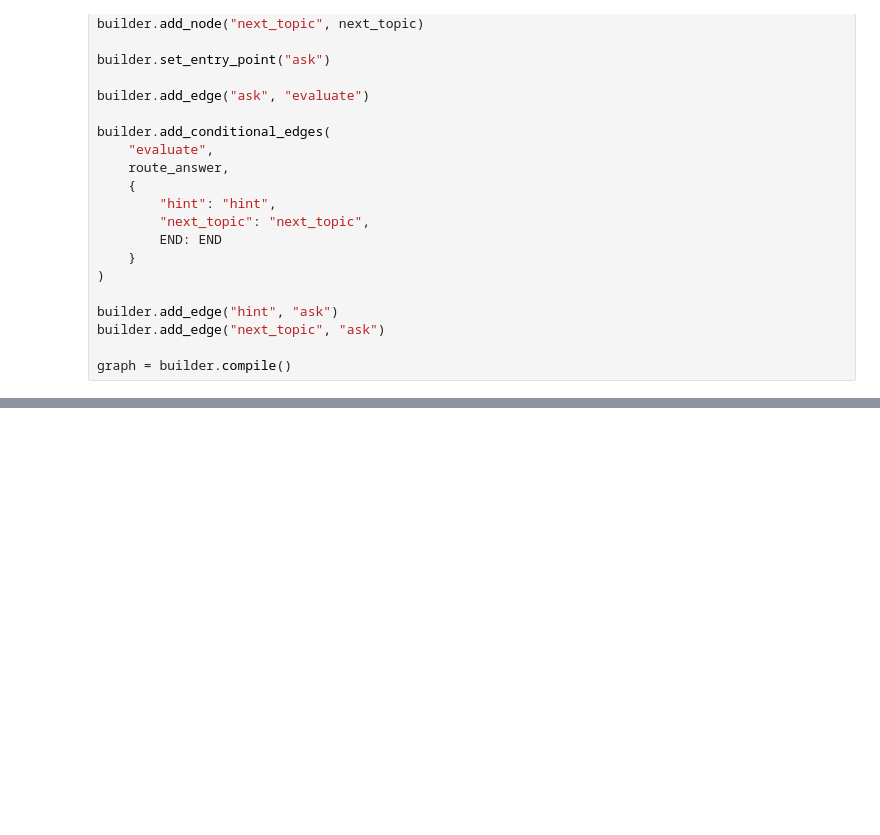
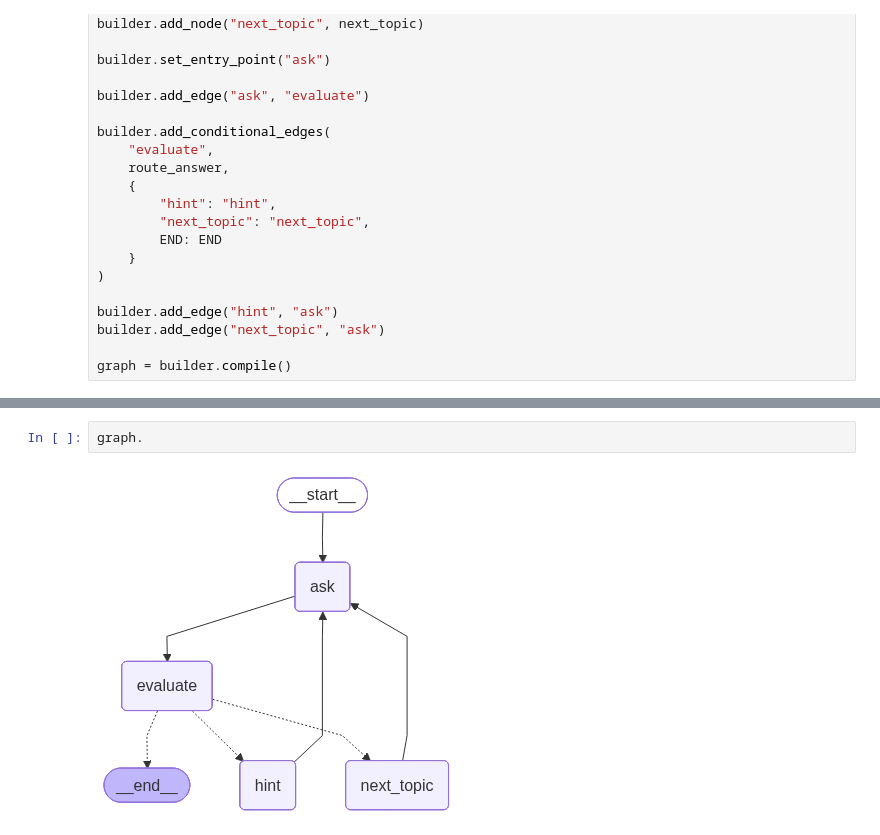
Before and after one commit to vikassrivastava18/RAG-FastAPI, a Jupyter notebook: utils/retrieve.ipynb, the cells around one changed output, grey strips where cells are left out. Cells and saved outputs as stored; diff of their text form; blank space fills up the shorter version.

```diff
--- a/utils/retrieve.ipynb
+++ b/utils/retrieve.ipynb
@@ -553 +551,5 @@ You:  Not sure
 IndexError: list index out of range
+# %%
+graph.
+# %% [output]
+[figure, added]
```
Also changed, not shown: parts of 2 cells of this notebook, 5 other files.
